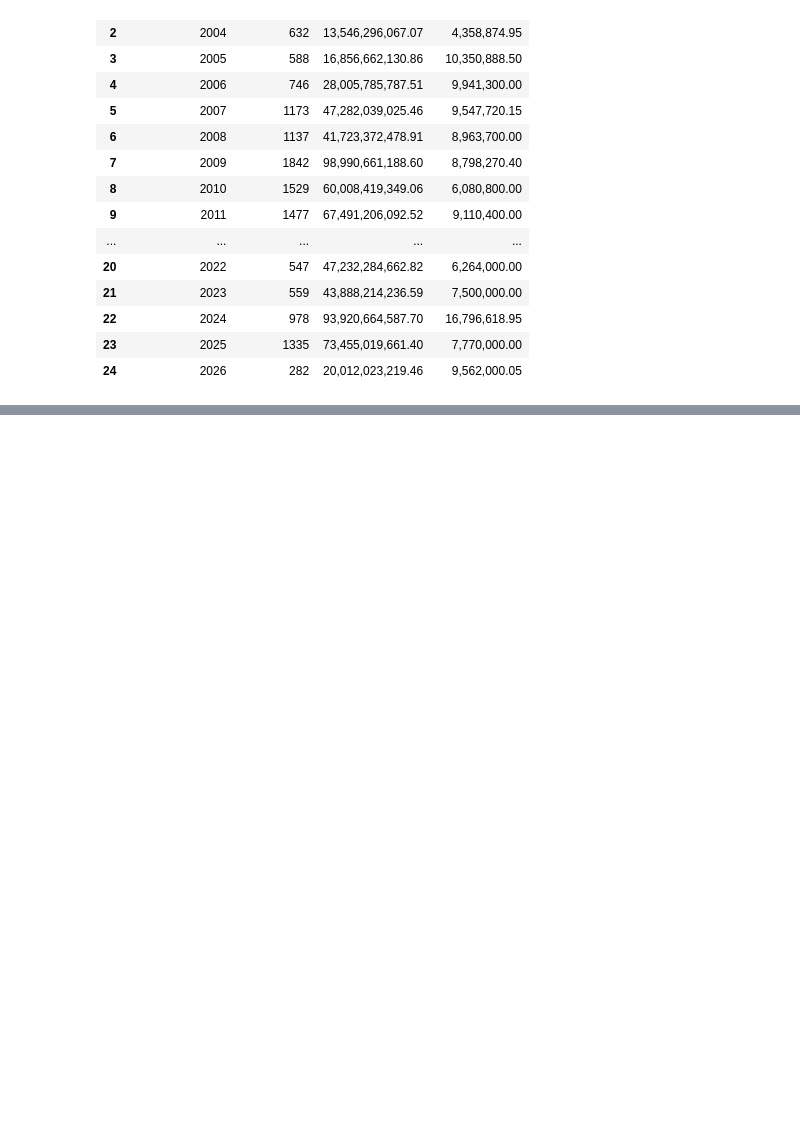
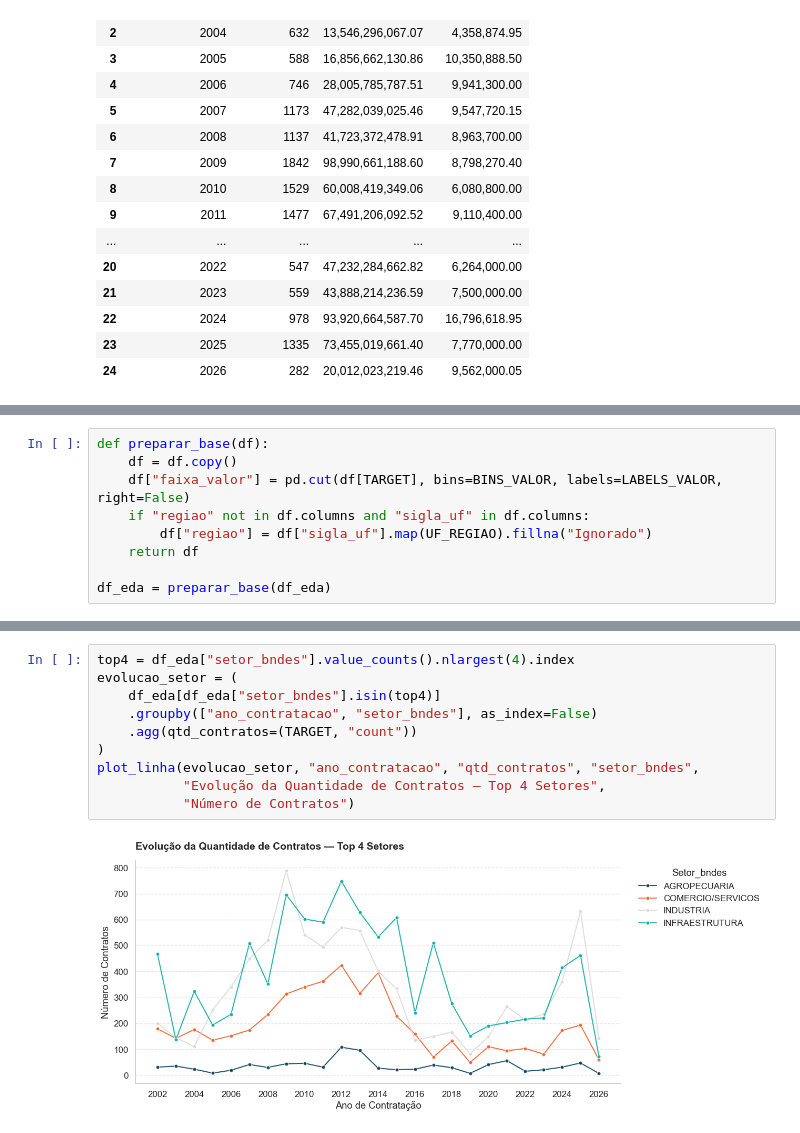
Before and after one commit to AndreRibaz/bnds-analysis, a Jupyter notebook: notebooks/eda.ipynb, the cells around one changed output, grey strips where cells are left out. Drawn from its saved outputs; the diff is of its cells as text; blank space fills up the shorter version.

```diff
--- a/notebooks/eda.ipynb
+++ b/notebooks/eda.ipynb
@@ -961,0 +607,9 @@ plt.show()
+# %%
+def preparar_base(df):
+    df = df.copy()
+    df["faixa_valor"] = pd.cut(df[TARGET], bins=BINS_VALOR, labels=LABELS_VALOR, right=False)
+    if "regiao" not in df.columns and "sigla_uf" in df.columns:
+        df["regiao"] = df["sigla_uf"].map(UF_REGIAO).fillna("Ignorado")
+    return df
+
+df_eda = preparar_base(df_eda)
@@ -961,0 +736,12 @@ plt.show()
+# %%
+top4 = df_eda["setor_bndes"].value_counts().nlargest(4).index
+evolucao_setor = (
+    df_eda[df_eda["setor_bndes"].isin(top4)]
+    .groupby(["ano_contratacao", "setor_bndes"], as_index=False)
+    .agg(qtd_contratos=(TARGET, "count"))
+)
+plot_linha(evolucao_setor, "ano_contratacao", "qtd_contratos", "setor_bndes",
+           "Evolução da Quantidade de Contratos — Top 4 Setores",
+           "Número de Contratos")
+# %% [output]
+[figure, added]
```
Also changed, not shown: parts of 26 cells of this notebook.
